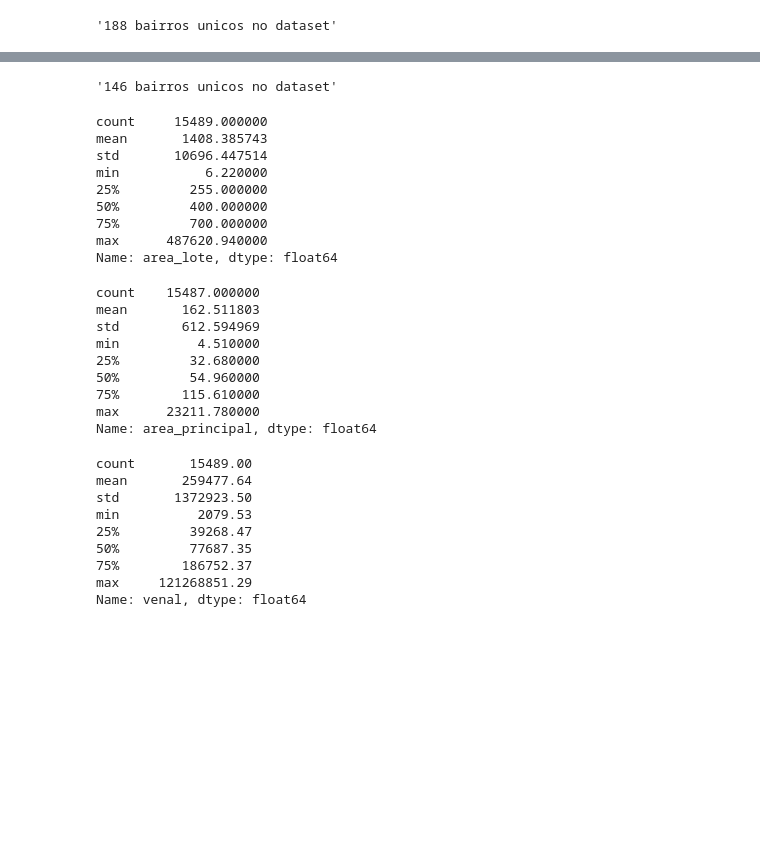
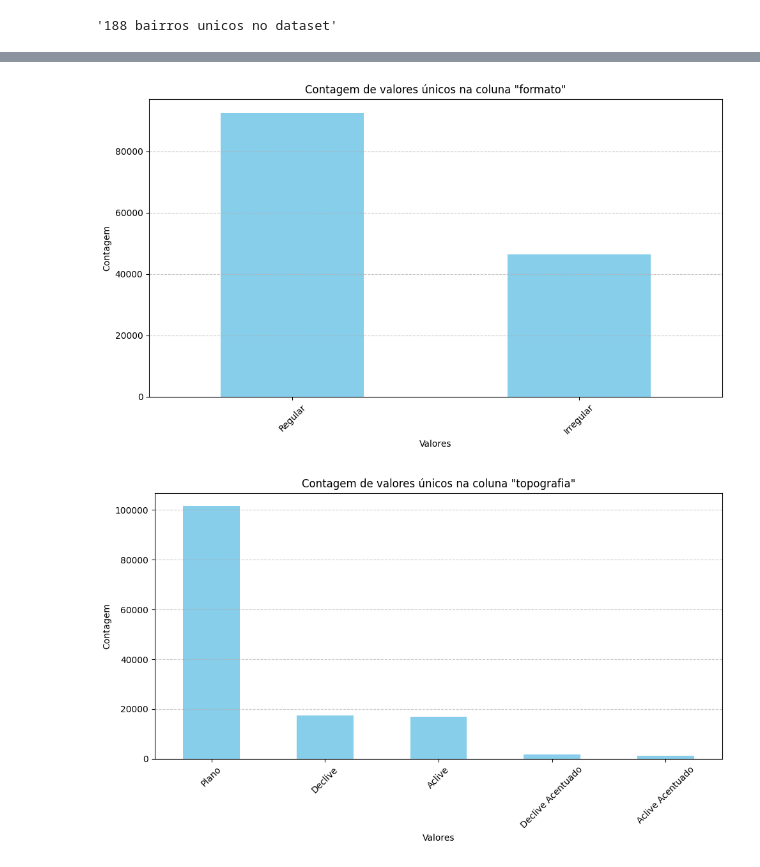
Before and after one commit to EmilioSandroFilho/imoveisgv, a Jupyter notebook: exploratória.ipynb, the cells around one changed output, grey strips where cells are left out. Saved outputs shown, nothing was run; the diff lists cells and outputs as text; code cells hidden in the pictures; blank space fills up the shorter version.

```diff
--- a/exploratória.ipynb
+++ b/exploratória.ipynb
@@ -35,5 +64,5 @@ f'{UNIQUE_IMOVEIS} imoveis unicos no dataset'
 # %% [output]
 '138859 imoveis unicos no dataset'
 # %%
-imoveis = imoveis.drop_duplicates(subset=['insc_munic', 'nome_bairr','area_lote'])
+imoveis_unique = imoveis.drop_duplicates(subset=['insc_munic', 'nome_bairr','area_lote'])
 # %%
@@ -77,41 +102,20 @@ f'{UNIQUE_IMOVEIS_SELEÇÃO} imoveis unicos no dataset'
-# %%
-UNIQUE_BAIRROS_SELEÇÃO = selecao['nome_bairr'].nunique()
-f'{UNIQUE_BAIRROS_SELEÇÃO} bairros unicos no dataset'
-# %% [output]
-'146 bairros unicos no dataset'
-# %%
-selecao['area_lote'].describe()
-# %% [output]
-count     15489.000000
-mean       1408.385743
-std       10696.447514
-min           6.220000
-25%         255.000000
-50%         400.000000
-75%         700.000000
-max      487620.940000
-Name: area_lote, dtype: float64
-# %%
-selecao['area_principal'].describe()
-# %% [output]
-count    15487.000000
-mean       162.511803
-std        612.594969
-min          4.510000
-25%         32.680000
-50%         54.960000
-75%        115.610000
-max      23211.780000
-Name: area_principal, dtype: float64
-# %%
-selecao['venal'].describe()
-# %% [output]
-count       15489.00
-mean       259477.64
-std       1372923.50
-min          2079.53
-25%         39268.47
-50%         77687.35
-75%        186752.37
-max     121268851.29
-Name: venal, dtype: float64
+# %%
+def plotar_grafico_barras(df, coluna):
+    contagem_valores = df[coluna].value_counts()
+    plt.figure(figsize=(10, 6))
+    contagem_valores.plot(kind='bar', color='skyblue')
+    plt.title(f'Contagem de valores únicos na coluna "{coluna}"')
+    plt.xlabel('Valores')
+    plt.ylabel('Contagem')
+    plt.xticks(rotation=45)
+    plt.grid(axis='y', linestyle='--', alpha=0.7)
+    plt.tight_layout()
+    plt.show()
+# %%
+plotar_grafico_barras(imoveis_unique,'formato')
+# %% [output]
+[figure, added]
+# %%
+plotar_grafico_barras(imoveis_unique,'topografia')
+# %% [output]
+[figure, added]
```
Also changed, not shown: parts of 21 cells of this notebook.
